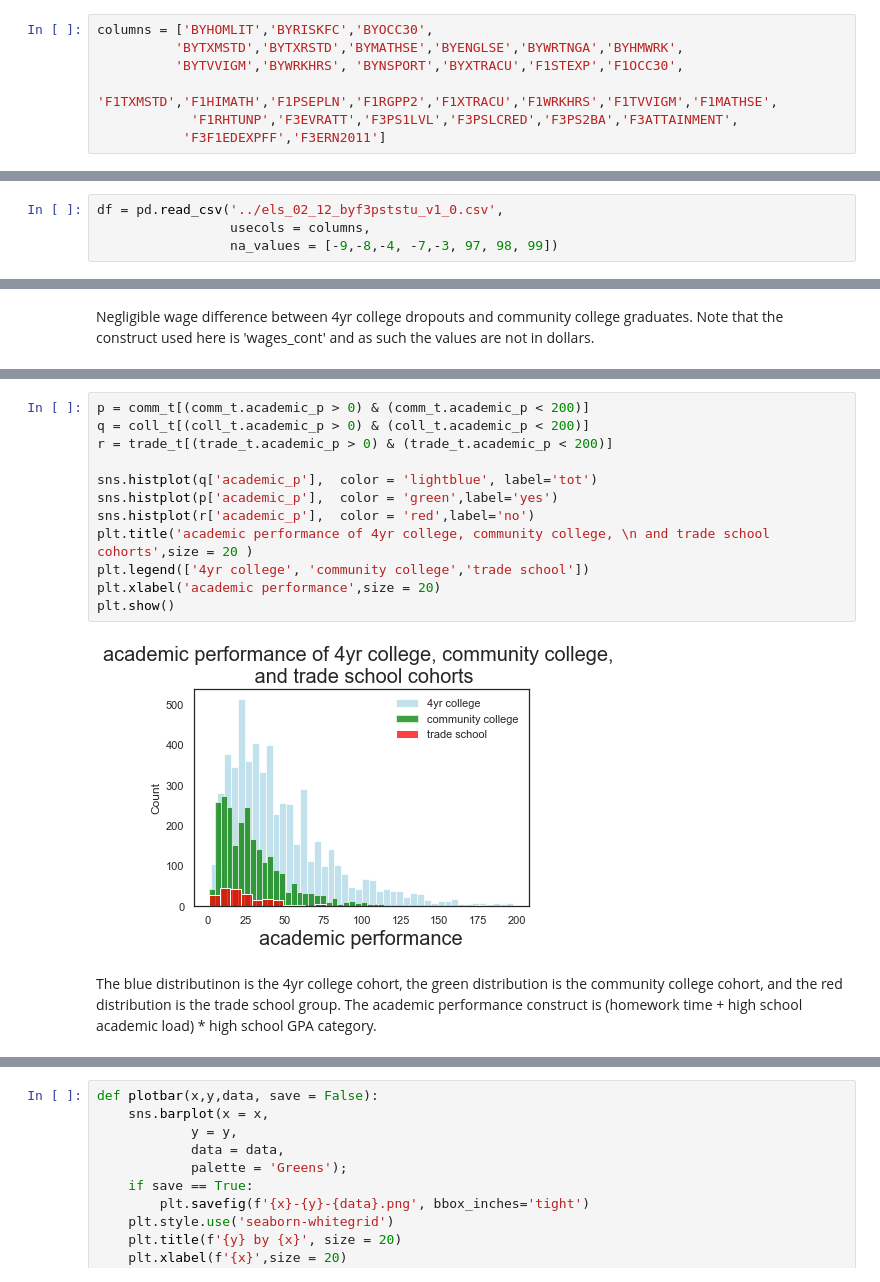
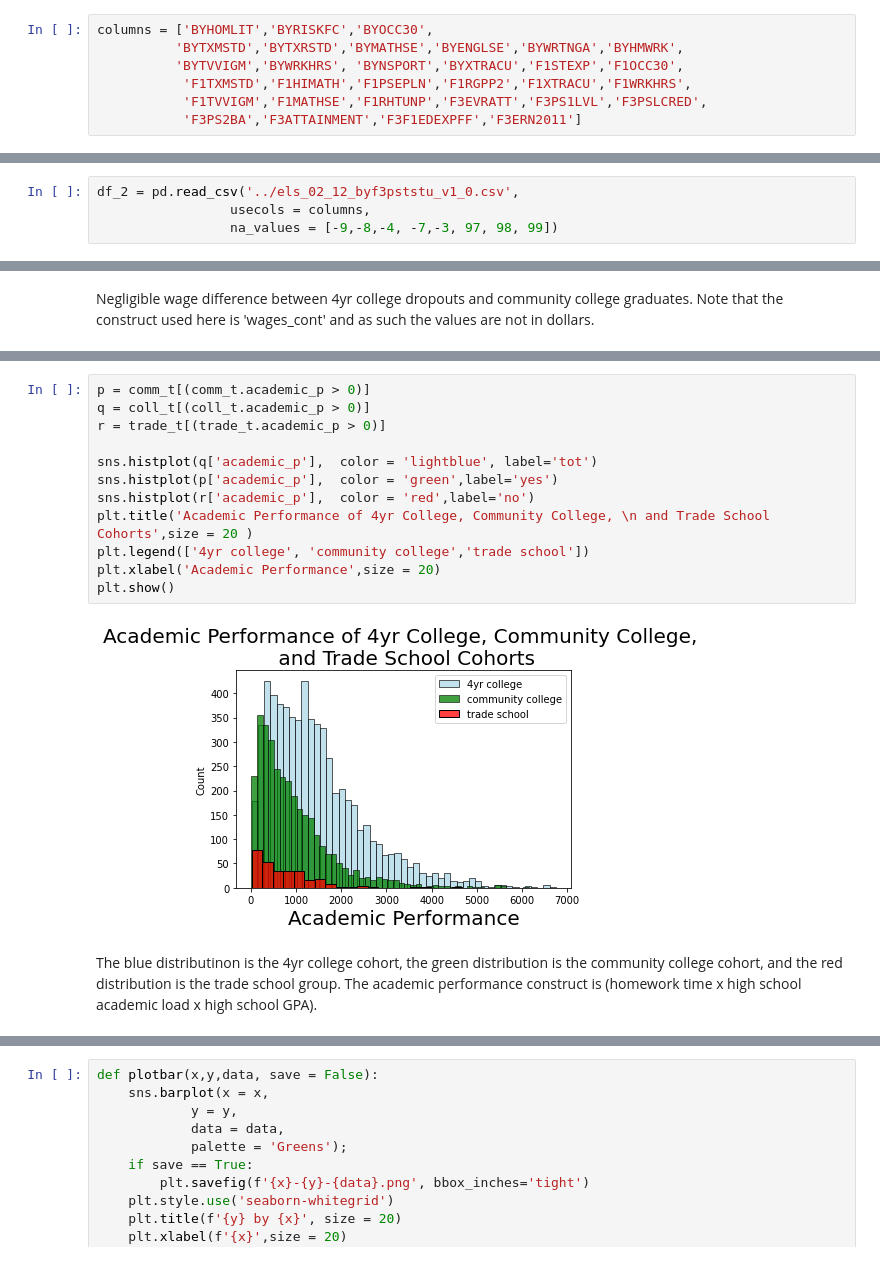
Before and after one commit to eonslemp/ML_assisted_college_advising, a Jupyter notebook: code/final_notebook.ipynb, the cells around one changed output, grey strips where cells are left out. Drawn from its saved outputs; the diff is of its cells as text.

```diff
--- a/code/final_notebook.ipynb
+++ b/code/final_notebook.ipynb
@@ -48,9 +48,9 @@ Link to the online codebook:  https://nces.ed.gov/OnlineCodebook/Session/Codeboo
 columns = ['BYHOMLIT','BYRISKFC','BYOCC30',
           'BYTXMSTD','BYTXRSTD','BYMATHSE','BYENGLSE','BYWRTNGA','BYHMWRK',
           'BYTVVIGM','BYWRKHRS', 'BYNSPORT','BYXTRACU','F1STEXP','F1OCC30',
-           'F1TXMSTD','F1HIMATH','F1PSEPLN','F1RGPP2','F1XTRACU','F1WRKHRS','F1TVVIGM','F1MATHSE',
-            'F1RHTUNP','F3EVRATT','F3PS1LVL','F3PSLCRED','F3PS2BA','F3ATTAINMENT',
-           'F3F1EDEXPFF','F3ERN2011']
+           'F1TXMSTD','F1HIMATH','F1PSEPLN','F1RGPP2','F1XTRACU','F1WRKHRS',
+           'F1TVVIGM','F1MATHSE','F1RHTUNP','F3EVRATT','F3PS1LVL','F3PSLCRED',
+           'F3PS2BA','F3ATTAINMENT','F3F1EDEXPFF','F3ERN2011']
 # %%
 df = pd.read_csv('../els_02_12_byf3pststu_v1_0.csv',
                  usecols = columns)
@@ -147,6 +150,6 @@ From here the analysis will be on a version the 'ps' category as i have defined
 # %% [markdown]
 reading in the data again to eliminate study defined NaN values
 # %%
-df = pd.read_csv('../els_02_12_byf3pststu_v1_0.csv',
+df_2 = pd.read_csv('../els_02_12_byf3pststu_v1_0.csv',
                  usecols = columns,
                  na_values = [-9,-8,-4, -7,-3, 97, 98, 99])
@@ -522,19 +515,19 @@ plt.show()
 # %%
-p = comm_t[(comm_t.academic_p > 0) & (comm_t.academic_p < 200)]
-q = coll_t[(coll_t.academic_p > 0) & (coll_t.academic_p < 200)]
-r = trade_t[(trade_t.academic_p > 0) & (trade_t.academic_p < 200)]
+p = comm_t[(comm_t.academic_p > 0)]
+q = coll_t[(coll_t.academic_p > 0)]
+r = trade_t[(trade_t.academic_p > 0)]
 
 sns.histplot(q['academic_p'],  color = 'lightblue', label='tot')
 sns.histplot(p['academic_p'],  color = 'green',label='yes')
 sns.histplot(r['academic_p'],  color = 'red',label='no')
-plt.title('academic performance of 4yr college, community college, \n and trade school cohorts',size = 20 )
+plt.title('Academic Performance of 4yr College, Community College, \n and Trade School Cohorts',size = 20 )
 plt.legend(['4yr college', 'community college','trade school'])
-plt.xlabel('academic performance',size = 20)
+plt.xlabel('Academic Performance',size = 20)
 plt.show()
 # %% [output]
-[figure, old version]
+[figure, new version]
 # %% [markdown]
-The blue distributinon is the 4yr college cohort, the green distribution is the community college cohort, and the red distribution is the trade school group.  The academic performance construct is (homework time + high school academic load) * high school GPA category.
+The blue distributinon is the 4yr college cohort, the green distribution is the community college cohort, and the red distribution is the trade school group.  The academic performance construct is (homework time x high school academic load x high school GPA).
 # %%
 sns.scatterplot(x = 'reading_b',
                 y = 'math_1',
```
Also changed, not shown: parts of 121 cells of this notebook, 20 other files.
